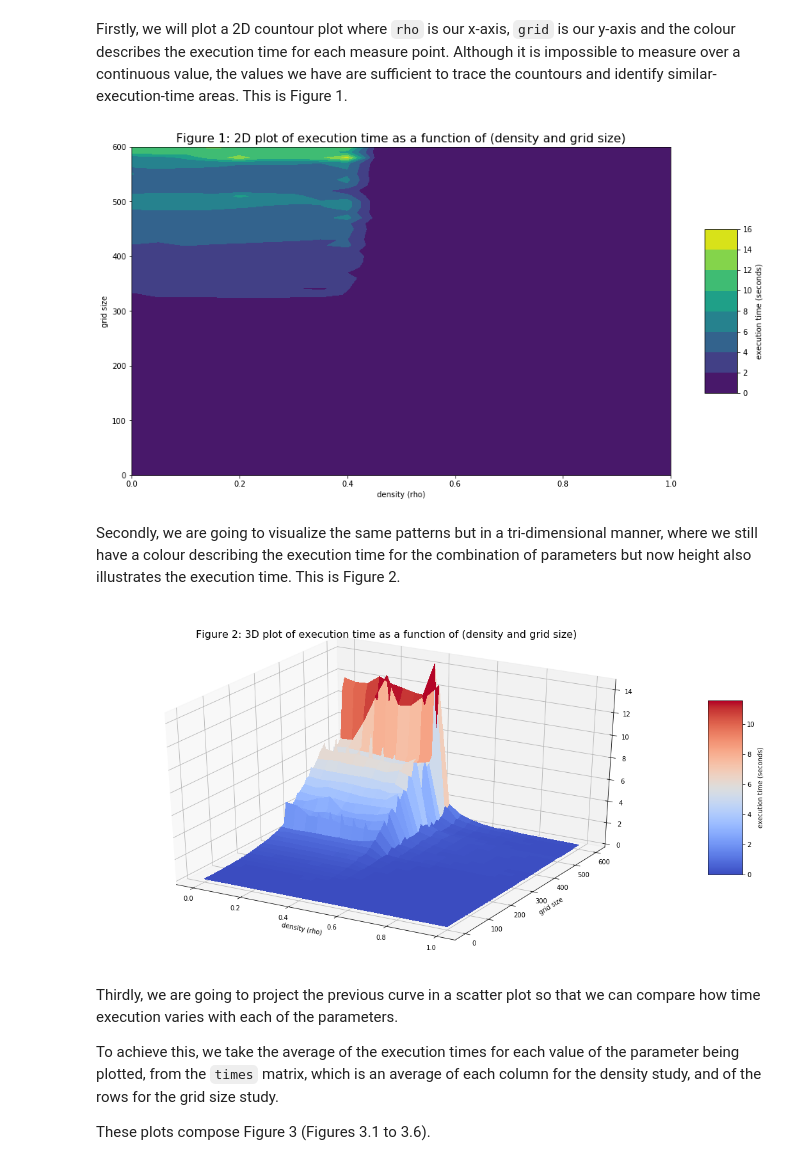
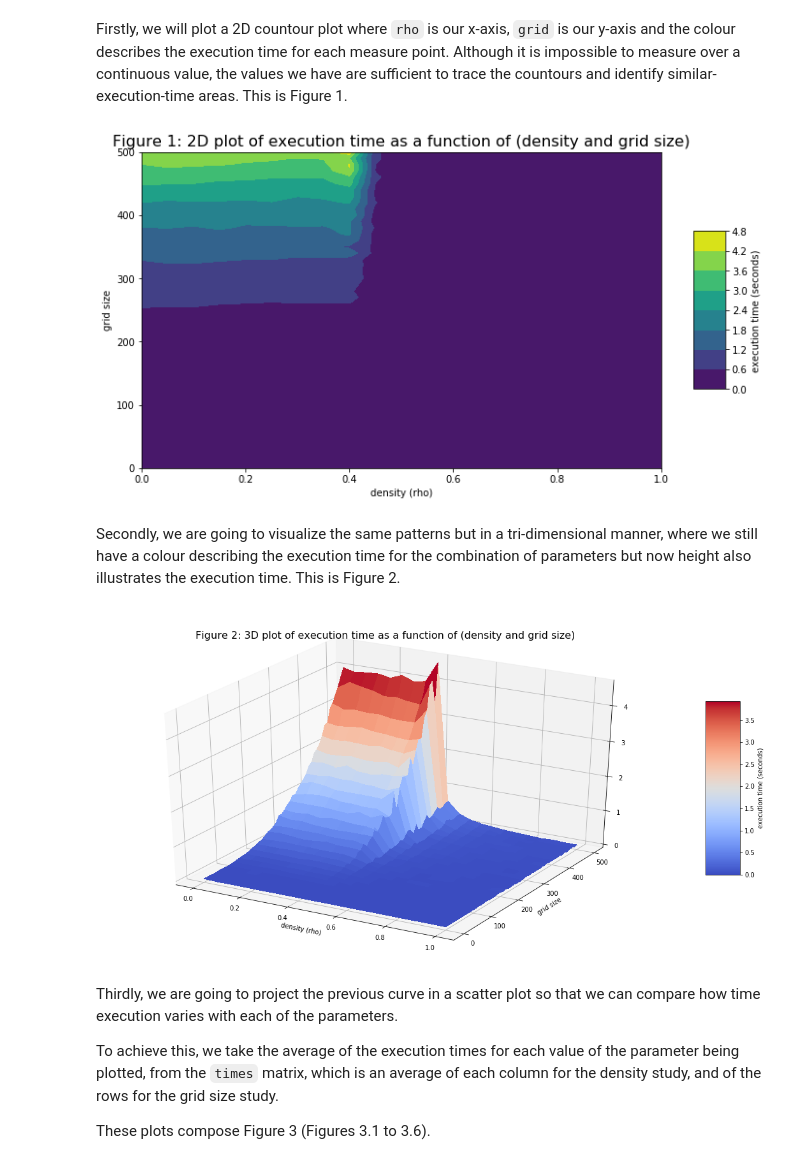
Before and after one commit to msramalho/uoe-programming-skills, a Jupyter notebook: performance/performance_report.ipynb, the cells around one changed output. Saved outputs shown, nothing was run; the diff lists cells and outputs as text; code cells hidden in the pictures.

```diff
--- a/performance/performance_report.ipynb
+++ b/performance/performance_report.ipynb
@@ -74,7 +74,7 @@ Compilation successfull
 # %% [markdown]
 Then, we choose what values to test for both variables under scrutiny: grid size and density (rho).
 # %%
-grids = list(range(0, 601, 10))
+grids = list(range(0, 501, 10))
 print("Using %d different values for grid size:" % len(grids))
 print(grids)
 # %% [output]
@@ -139,17 +139,17 @@ Now that we have computed the execution times and saved them in the `times` vari
 Firstly, we will plot a 2D countour plot where `rho` is our x-axis, `grid` is our y-axis and the colour describes the execution time for each measure point. Although it is impossible to measure over a continuous value, the values we have are sufficient to trace the countours and identify similar-execution-time areas. This is Figure 1.
 # %%
 # create the figure with accurate descriptions
-plt.figure(figsize=(16, 8))
+plt.figure(figsize=(12, 6))
 plt.title("Figure 1: 2D plot of execution time as a function of (density and grid size)", size=16)
 plt.xlabel('density (rho)')
 plt.ylabel('grid size')
 # plot the data
 plt.contourf(rhos, grids, times)
 # customize the righ side color bar
 cb = plt.colorbar(shrink=0.5, aspect=5)
 cb.set_label("execution time (seconds)")
 # %% [output]
-[figure, old version]
+[figure, new version]
 # %% [markdown]
 Secondly, we are going to visualize the same patterns but in a tri-dimensional manner, where we still have a colour describing the execution time for the combination of parameters but now height also illustrates the execution time. This is Figure 2.
 # %%
@@ -167,7 +167,7 @@ surf = ax.plot_surface(X, Y, Z, cmap=cm.coolwarm, linewidth=0, antialiased=False
 cb = fig.colorbar(surf, shrink=0.5, aspect=5)
 cb.set_label("execution time (seconds)")
 # %% [output]
-[figure, old version]
+[figure, new version]
 # %% [markdown]
 Thirdly, we are going to project the previous curve in a scatter plot so that we can compare how time execution varies with each of the parameters.
 
```
Also changed, not shown: parts of 7 cells of this notebook, 1 other file.
